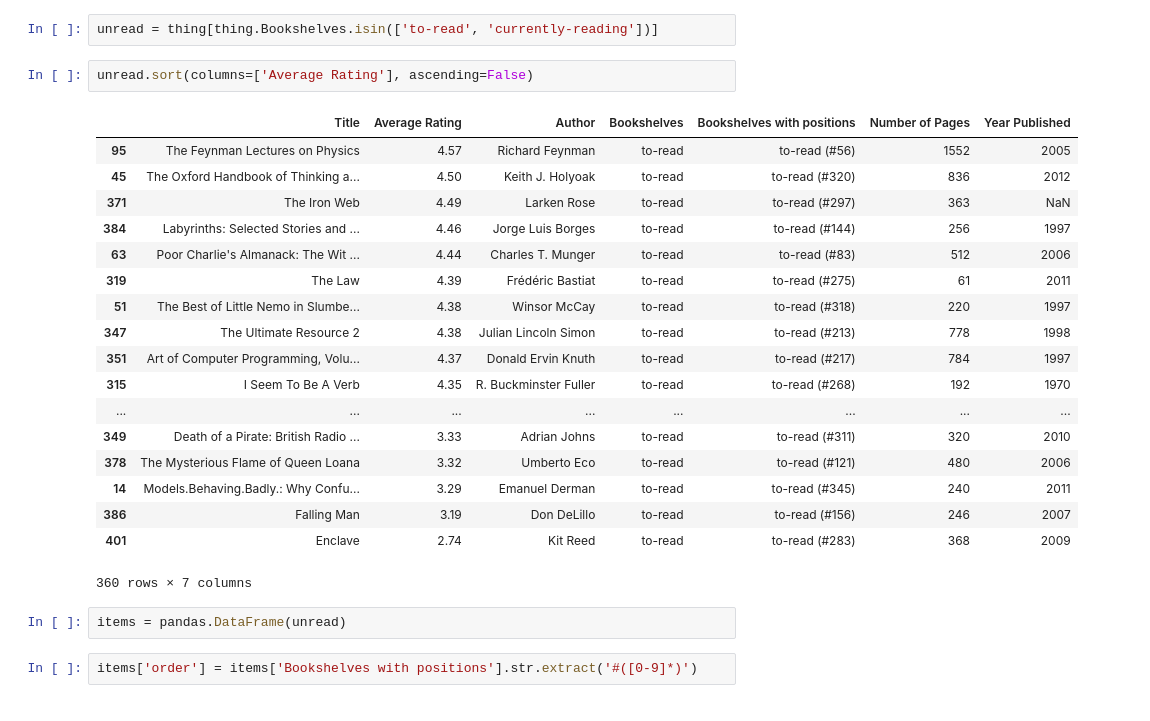
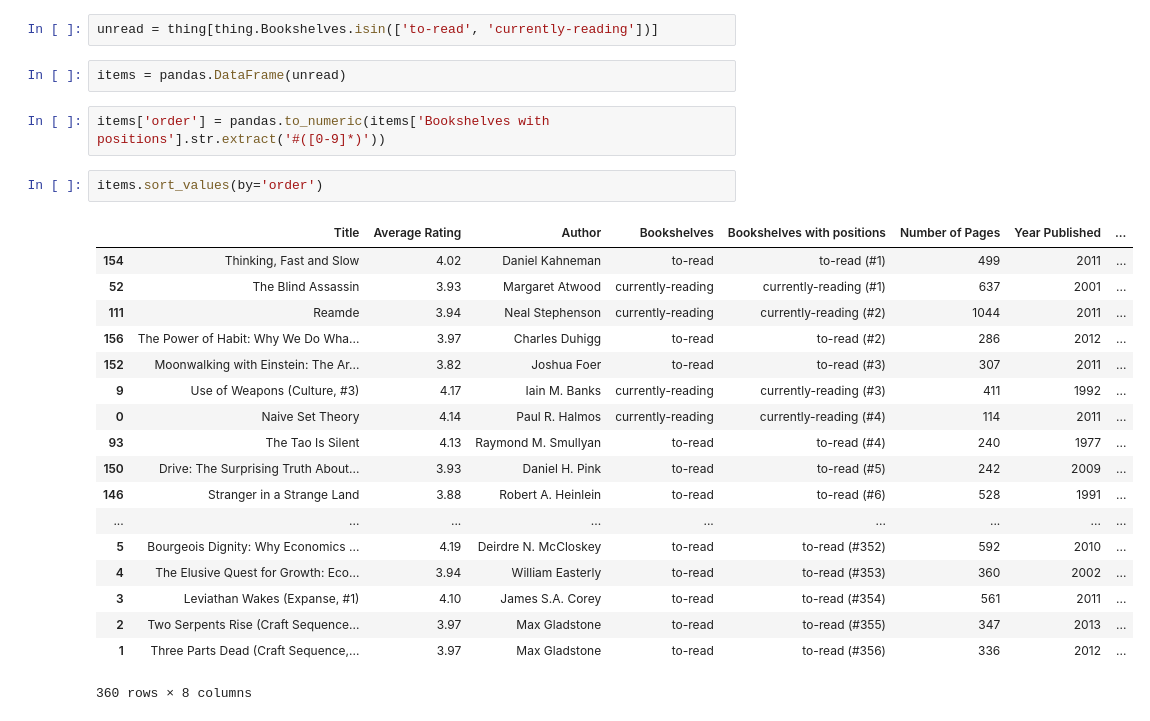
Before and after one commit to gordonfierce/heap_sifter, a Jupyter notebook: sift_goodreads.ipynb, the cells around one changed output. Drawn from its saved outputs; the diff is of its cells as text.

Commit message:
Use pandas-ideomatic conversion and sorting.

```diff
--- a/sift_goodreads.ipynb
+++ b/sift_goodreads.ipynb
@@ -22,29 +22,29 @@ thing.Bookshelves.unique()
 array(['currently-reading', 'to-read', nan, 're-read'], dtype=object)
 # %%
 unread = thing[thing.Bookshelves.isin(['to-read', 'currently-reading'])]
-# %%
-unread.sort(columns=['Average Rating'], ascending=False)
-# %% [output]
-|  | Title | Average Rating | Author | Bookshelves | Bookshelves with positions | Number of Pages | Year Published |
-| 95 | The Feynman Lectures on Physics | 4.57 | Richard Feynman | to-read | to-read (#56) | 1552 | 2005 |
-| 45 | The Oxford Handbook of Thinking a... | 4.50 | Keith J. Holyoak | to-read | to-read (#320) | 836 | 2012 |
-| 371 | The Iron Web | 4.49 | Larken Rose | to-read | to-read (#297) | 363 | NaN |
-| 384 | Labyrinths: Selected Stories and ... | 4.46 | Jorge Luis Borges | to-read | to-read (#144) | 256 | 1997 |
-| 63 | Poor Charlie's Almanack: The Wit ... | 4.44 | Charles T. Munger | to-read | to-read (#83) | 512 | 2006 |
-| 319 | The Law | 4.39 | Frédéric Bastiat | to-read | to-read (#275) | 61 | 2011 |
-| 51 | The Best of Little Nemo in Slumbe... | 4.38 | Winsor McCay | to-read | to-read (#318) | 220 | 1997 |
-| 347 | The Ultimate Resource 2 | 4.38 | Julian Lincoln Simon | to-read | to-read (#213) | 778 | 1998 |
-| 351 | Art of Computer Programming, Volu... | 4.37 | Donald Ervin Knuth | to-read | to-read (#217) | 784 | 1997 |
-| 315 | I Seem To Be A Verb | 4.35 | R. Buckminster Fuller | to-read | to-read (#268) | 192 | 1970 |
-| ... | ... | ... | ... | ... | ... | ... | ... |
-| 349 | Death of a Pirate: British Radio ... | 3.33 | Adrian Johns | to-read | to-read (#311) | 320 | 2010 |
-| 378 | The Mysterious Flame of Queen Loana | 3.32 | Umberto Eco | to-read | to-read (#121) | 480 | 2006 |
-| 14 | Models.Behaving.Badly.: Why Confu... | 3.29 | Emanuel Derman | to-read | to-read (#345) | 240 | 2011 |
-| 386 | Falling Man | 3.19 | Don DeLillo | to-read | to-read (#156) | 246 | 2007 |
-| 401 | Enclave | 2.74 | Kit Reed | to-read | to-read (#283) | 368 | 2009 |
-360 rows × 7 columns
 # %%
 items = pandas.DataFrame(unread)
 # %%
-items['order'] = items['Bookshelves with positions'].str.extract('#([0-9]*)')
+items['order'] = pandas.to_numeric(items['Bookshelves with positions'].str.extract('#([0-9]*)'))
+# %%
+items.sort_values(by='order')
+# %% [output]
+|  | Title | Average Rating | Author | Bookshelves | Bookshelves with positions | Number of Pages | Year Published | ... |
+| 154 | Thinking, Fast and Slow | 4.02 | Daniel Kahneman | to-read | to-read (#1) | 499 | 2011 | ... |
+| 52 | The Blind Assassin | 3.93 | Margaret Atwood | currently-reading | currently-reading (#1) | 637 | 2001 | ... |
+| 111 | Reamde | 3.94 | Neal Stephenson | currently-reading | currently-reading (#2) | 1044 | 2011 | ... |
+| 156 | The Power of Habit: Why We Do Wha... | 3.97 | Charles Duhigg | to-read | to-read (#2) | 286 | 2012 | ... |
+| 152 | Moonwalking with Einstein: The Ar... | 3.82 | Joshua Foer | to-read | to-read (#3) | 307 | 2011 | ... |
+| 9 | Use of Weapons (Culture, #3) | 4.17 | Iain M. Banks | currently-reading | currently-reading (#3) | 411 | 1992 | ... |
+| 0 | Naive Set Theory | 4.14 | Paul R. Halmos | currently-reading | currently-reading (#4) | 114 | 2011 | ... |
+| 93 | The Tao Is Silent | 4.13 | Raymond M. Smullyan | to-read | to-read (#4) | 240 | 1977 | ... |
+| 150 | Drive: The Surprising Truth About... | 3.93 | Daniel H. Pink | to-read | to-read (#5) | 242 | 2009 | ... |
+| 146 | Stranger in a Strange Land | 3.88 | Robert A. Heinlein | to-read | to-read (#6) | 528 | 1991 | ... |
+| ... | ... | ... | ... | ... | ... | ... | ... | ... |
+| 5 | Bourgeois Dignity: Why Economics ... | 4.19 | Deirdre N. McCloskey | to-read | to-read (#352) | 592 | 2010 | ... |
+| 4 | The Elusive Quest for Growth: Eco... | 3.94 | William Easterly | to-read | to-read (#353) | 360 | 2002 | ... |
+| 3 | Leviathan Wakes (Expanse, #1) | 4.10 | James S.A. Corey | to-read | to-read (#354) | 561 | 2011 | ... |
+| 2 | Two Serpents Rise (Craft Sequence... | 3.97 | Max Gladstone | to-read | to-read (#355) | 347 | 2013 | ... |
+| 1 | Three Parts Dead (Craft Sequence,... | 3.97 | Max Gladstone | to-read | to-read (#356) | 336 | 2012 | ... |
+360 rows × 8 columns
 # %%
```
Also changed, not shown: parts of 2 cells of this notebook.
